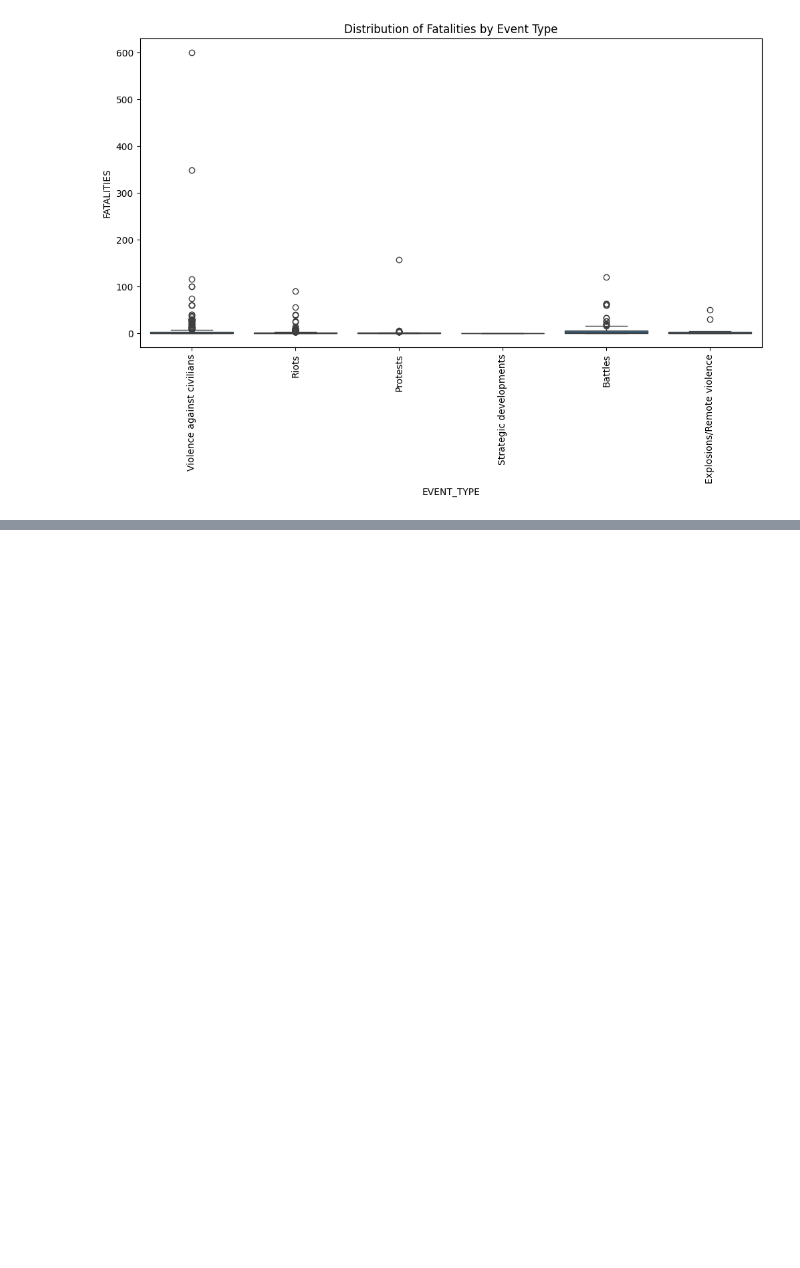
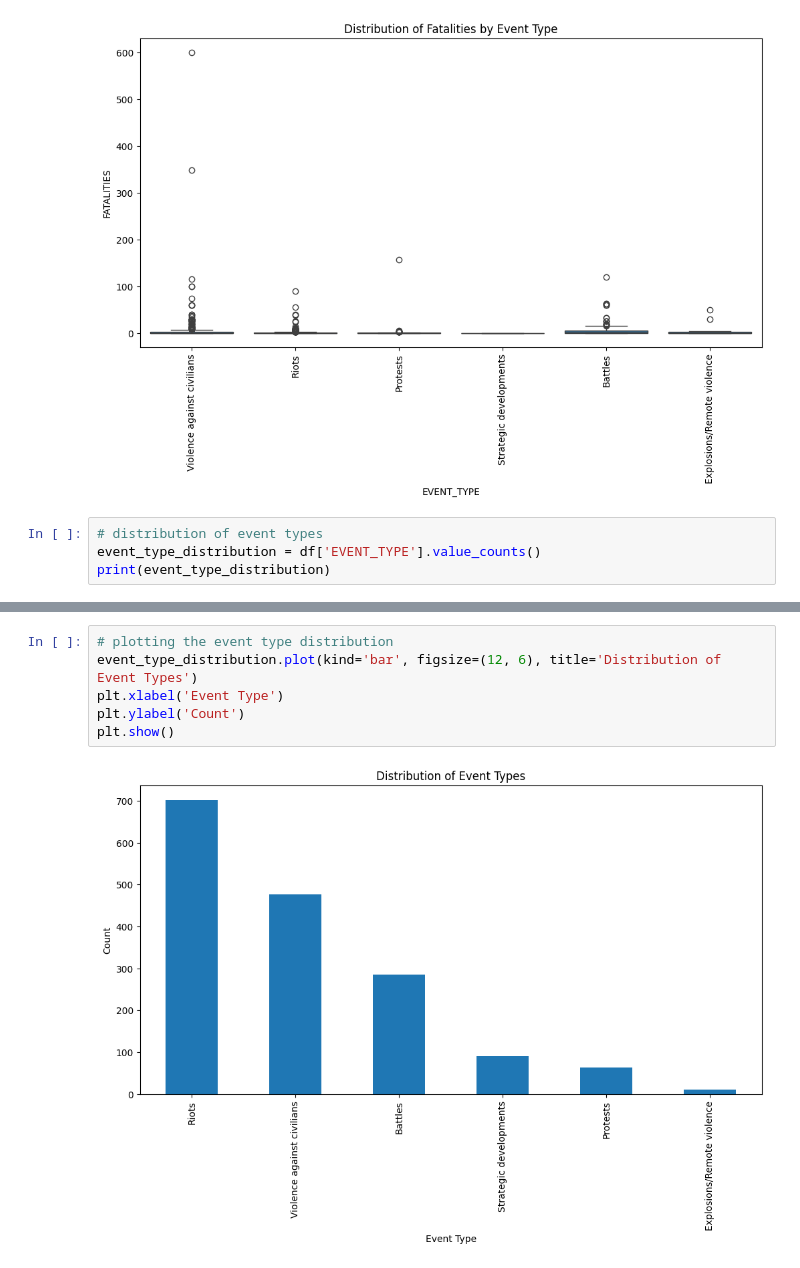
Before and after one commit to WambuiGichuru/365DaysOfCode, a Jupyter notebook: week3/Africa_Conflicts.ipynb, the cells around one changed output, grey strips where cells are left out. Drawn from its saved outputs; the diff is of its cells as text; blank space fills up the shorter version.

Commit message:
event type analysis

```diff
--- a/week3/Africa_Conflicts.ipynb
+++ b/week3/Africa_Conflicts.ipynb
@@ -282,3 +282,7 @@ plt.title('Distribution of Fatalities by Event Type')
 plt.show()
 # %% [output]
 [figure]
+# %%
+# distribution of event types
+event_type_distribution = df['EVENT_TYPE'].value_counts()
+print(event_type_distribution)
@@ -284,0 +321,8 @@ plt.show()
+# %%
+# plotting the event type distribution
+event_type_distribution.plot(kind='bar', figsize=(12, 6), title='Distribution of Event Types')
+plt.xlabel('Event Type')
+plt.ylabel('Count')
+plt.show()
+# %% [output]
+[figure, added]
```
Also changed, not shown: parts of 2 cells of this notebook.
